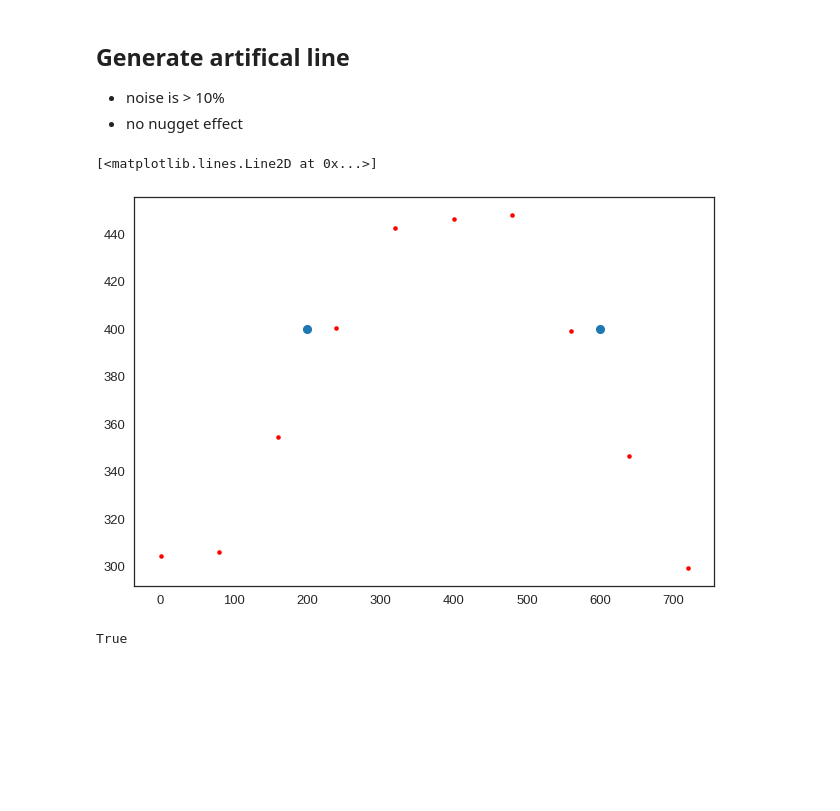
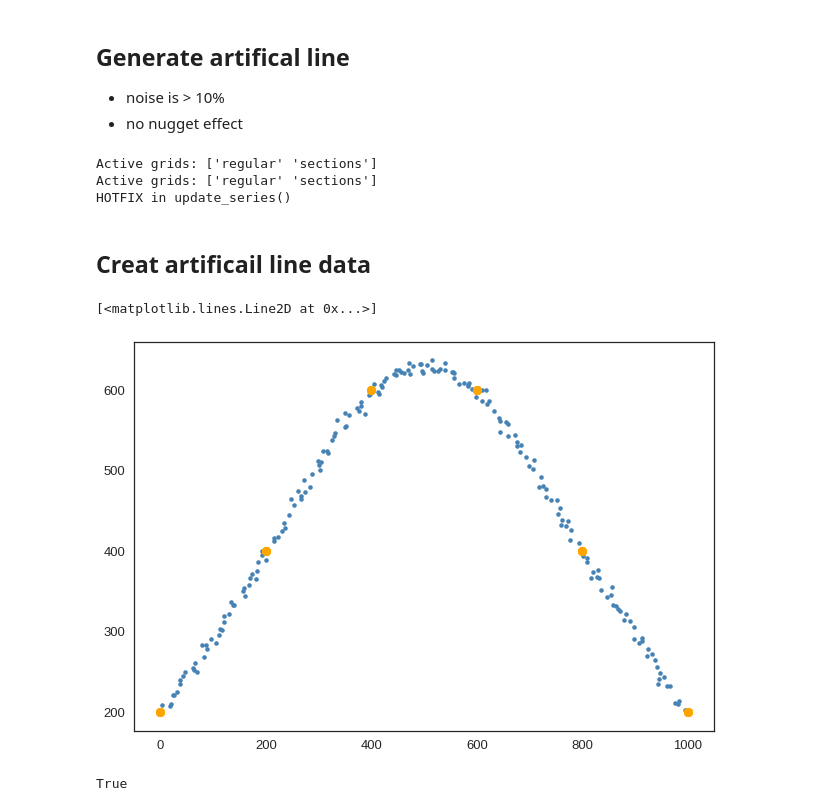
Before and after one commit to TrellixVulnTeam/gempy-notebooks_Q97W, a Jupyter notebook: server-gempy/smooth_line.ipynb, the cells around one changed output. Saved outputs shown, nothing was run; the diff lists cells and outputs as text; code cells hidden in the pictures; blank space fills up the shorter version.

```diff
--- a/server-gempy/smooth_line.ipynb
+++ b/server-gempy/smooth_line.ipynb
@@ -165,11 +161,16 @@ z = z[::8]
-# %%
-# plot
-plt.plot(
-    surface_points_original_df[surface_points_original_df.surface == 'rock1']['X'].values,
-    surface_points_original_df[surface_points_original_df.surface == 'rock1']['Z'].values,
-    'o',
-)
-plt.plot(x,z, '.', color='red')
-# %% [output]
-[<matplotlib.lines.Line2D at 0x...>]
-[figure, removed]
+# %%
+real_setup.setup_realization(
+        geo_model=geo_model,
+        geo_model_extent=geo_model_extent_1,
+        section=section_1,
+        series_df=series_df_1,
+        surfaces_df=surfaces_df_1,
+        surface_points_original_df=surface_points_original_df_1,
+        orientations_original_df=orientations_original_df_1
+)
+# %% [output]
+Active grids: ['regular' 'sections']
+Active grids: ['regular' 'sections']
+HOTFIX in update_series()
+# %% [markdown]
+## Creat artificail line data
@@ -176,2 +193,14 @@ plt.plot(x,z, '.', color='red')
+# %%
+# plot
+plt.plot(xx,zz, '.', color='steelblue')
+plt.plot(
+    geo_model.surface_points.df[geo_model.surface_points.df.surface == 'rock1']['X'],
+    geo_model.surface_points.df[geo_model.surface_points.df.surface == 'rock1']['Z'],
+    'o',
+    color='orange'
+)
+# %% [output]
+[<matplotlib.lines.Line2D at 0x...>]
+[figure, added]
 # %%
 # creat new df
```
Also changed, not shown: parts of 12 cells of this notebook, 2 other files.
